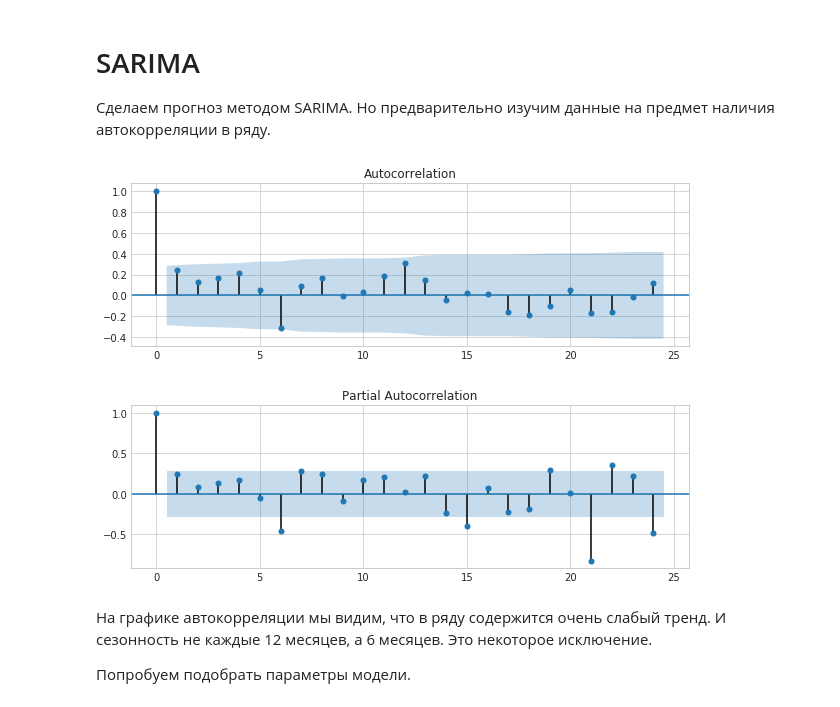
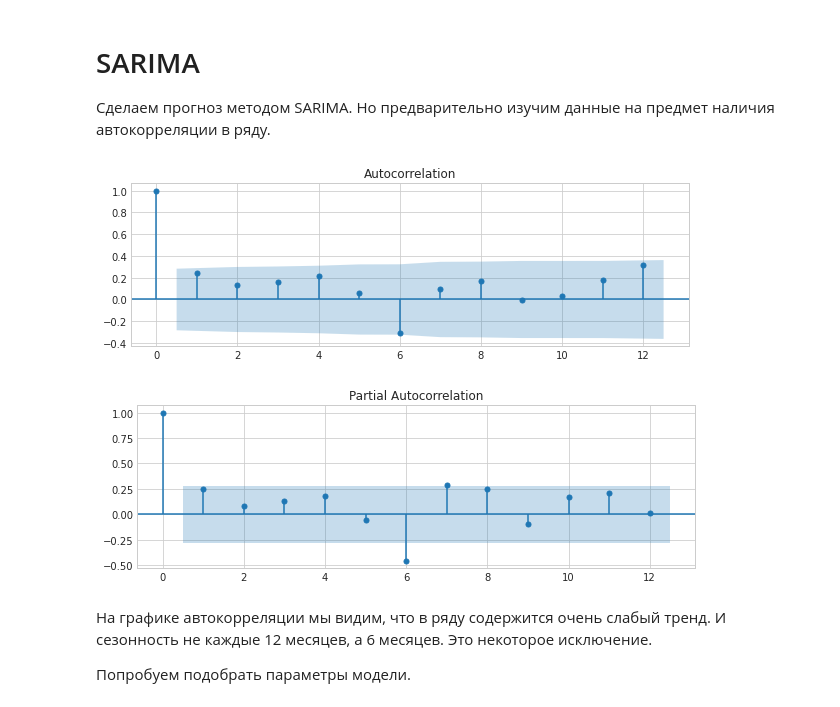
Before and after one commit to aikula/f2forecast, a Jupyter notebook: Home Sample.ipynb, the cells around one changed output. Cells and saved outputs as stored; diff of their text form; code cells hidden in the pictures.

```diff
--- a/Home Sample.ipynb
+++ b/Home Sample.ipynb
@@ -384,12 +383,12 @@ plt.show()
 Сделаем прогноз методом SARIMA. Но предварительно изучим данные на предмет наличия автокорреляции в ряду.
 # %%
 plt.rcParams.update({'figure.figsize': (10,3)})
-plot_acf(train.Y, lags=24)
-plot_pacf(train.Y, lags=24)
+plot_acf(train.Y, lags=12)
+plot_pacf(train.Y, lags=12)
 plt.show()
 # %% [output]
-[figure, old version]
+[figure, new version]
-[figure, old version]
+[figure, new version]
 # %% [markdown]
 На графике автокорреляции мы видим, что в ряду содержится очень слабый тренд. И сезонность не каждые 12 месяцев, а 6 месяцев. Это некоторое исключение.
 
```
Also changed, not shown: parts of 60 cells of this notebook, 1 other file.
